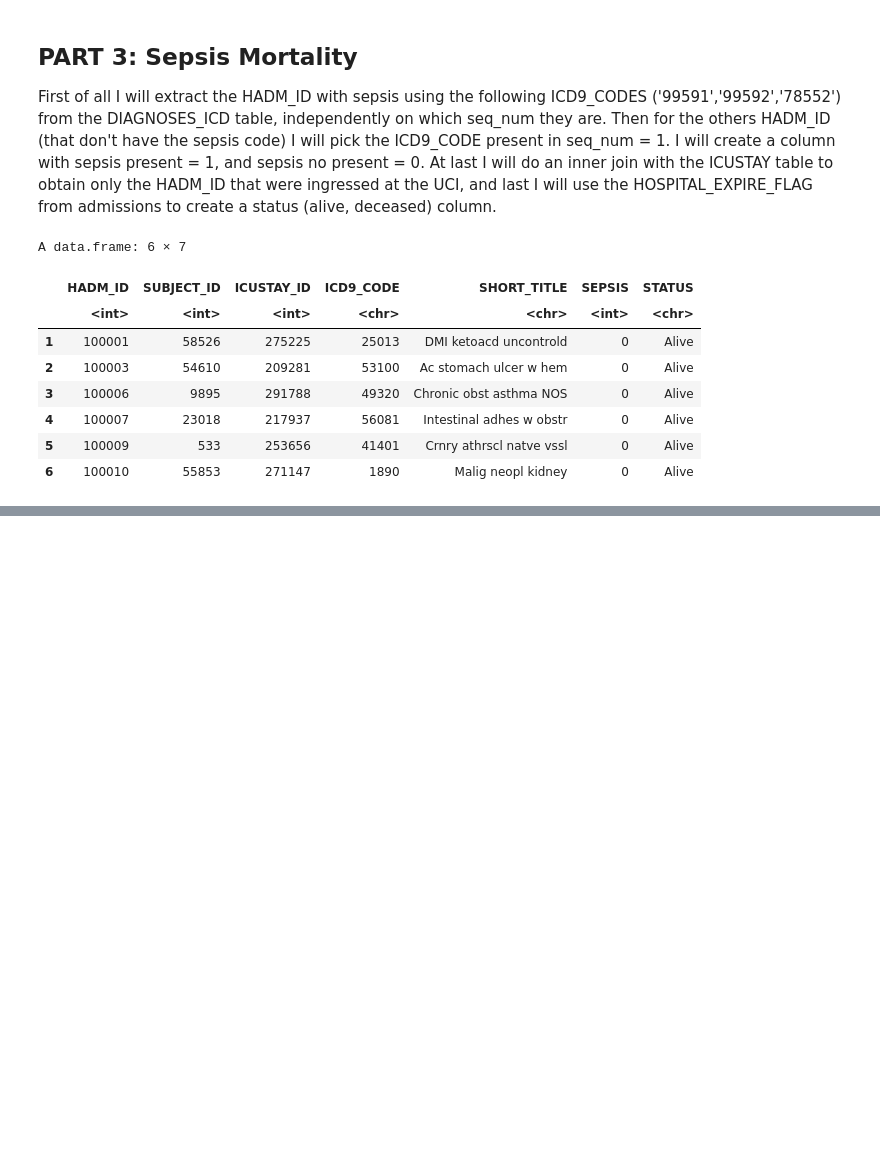
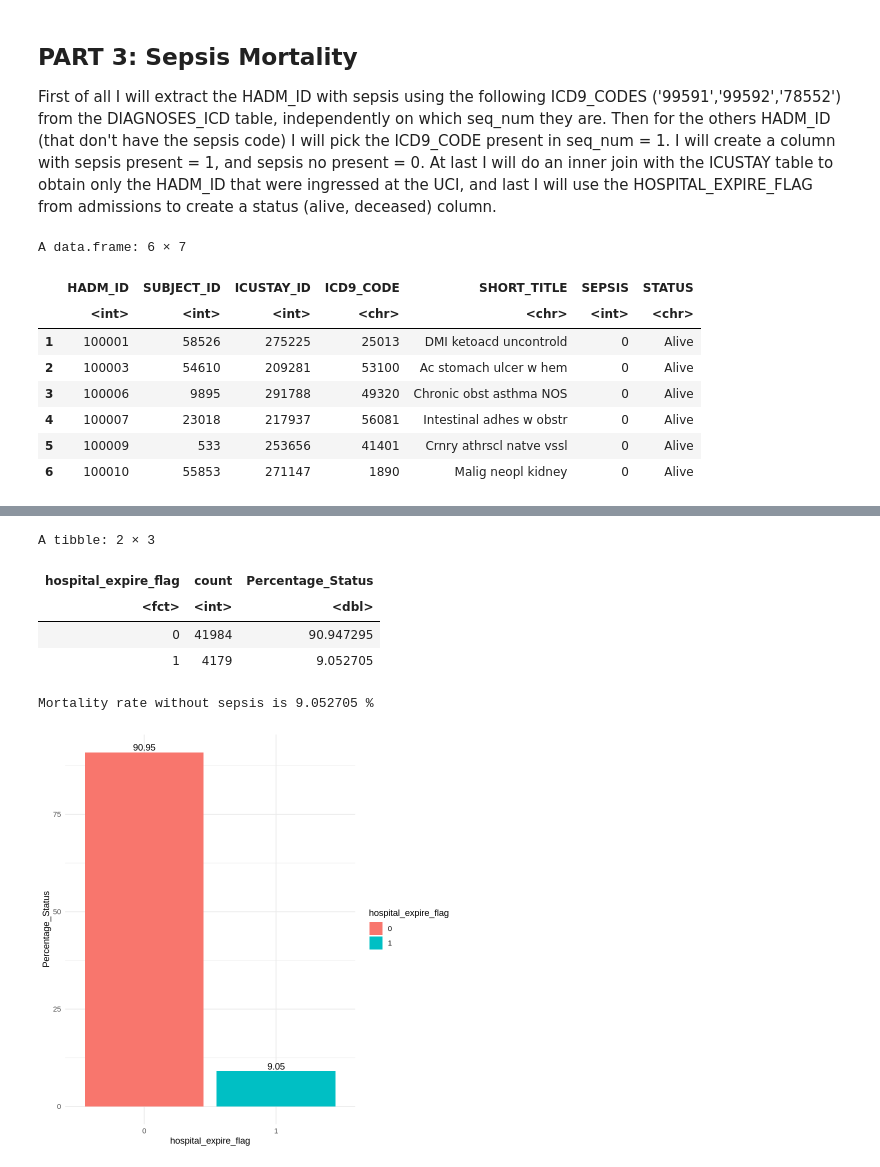
Before and after one commit to Blanqui04/EHR-A3-Group-B, a Jupyter notebook: analysis/Activity-A3.ipynb, the cells around one changed output, grey strips where cells are left out. Drawn from its saved outputs; the diff is of its cells as text; code cells hidden in the pictures; blank space fills up the shorter version.

```diff
--- a/analysis/Activity-A3.ipynb
+++ b/analysis/Activity-A3.ipynb
@@ -251,0 +344,32 @@ A tibble: 2 × 3
+# %%
+#Without sepsis
+df2 <- cohort_sepsis%>%
+    filter(sepsis == 0) %>%
+    select(hospital_expire_flag) %>%
+    group_by(hospital_expire_flag)%>%
+    summarise(count = n())%>%
+    mutate(Percentage_Status = count / sum(count) * 100)
+head(df2)
+
+mortality_sepsis <- df2 %>%
+  filter(hospital_expire_flag == 1) %>%
+  pull(Percentage_Status)
+cat("Mortality rate without sepsis is", mortality_sepsis, "%")
+
+ggplot(df2,
+       aes(x=hospital_expire_flag,
+           y=Percentage_Status,
+           fill = hospital_expire_flag,
+           label=round(Percentage_Status,2))
+       ) +
+  geom_col() +
+  geom_text(position=position_dodge(0.5), vjust=-0.25) +
+  theme_minimal()
+# %% [output]
+A tibble: 2 × 3
+| hospital_expire_flag | count | Percentage_Status |
+| <fct> | <int> | <dbl> |
+| 0 | 41984 | 90.947295 |
+| 1 | 4179 | 9.052705 |
+Mortality rate without sepsis is 9.052705 %
+[figure, added]
```
Also changed, not shown: parts of 7 cells of this notebook, 1 other file.
